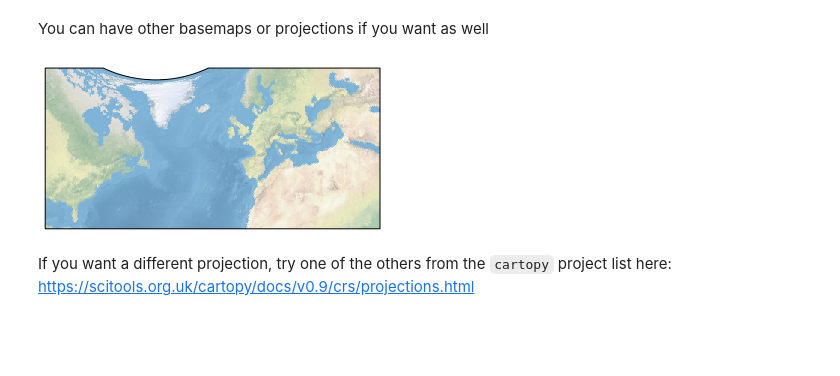
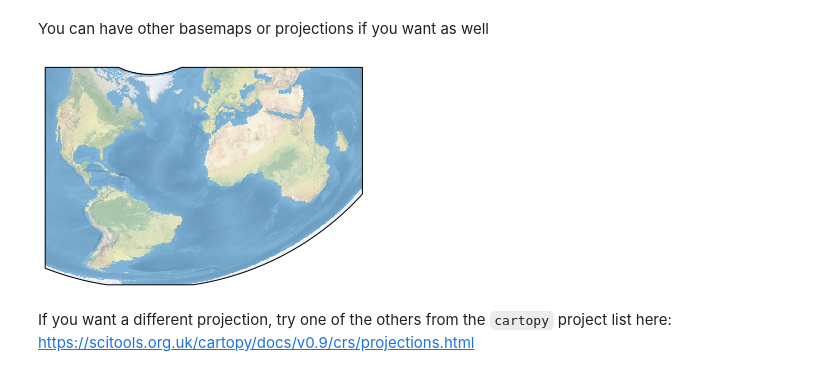
Before and after one commit to rickguerini/11-spatial-data, a Jupyter notebook: notebooks/11.1_calling_an_api.ipynb, the cells around one changed output. Drawn from its saved outputs; the diff is of its cells as text; code cells hidden in the pictures; blank space fills up the shorter version.

```diff
--- a/notebooks/11.1_calling_an_api.ipynb
+++ b/notebooks/11.1_calling_an_api.ipynb
@@ -125,13 +161,13 @@ You can have other basemaps or projections if you want as well
 # %%
 ax = plt.axes(projection=crs.AlbersEqualArea(
     central_latitude=65,
     central_longitude=-50
 
 ))
 ax.stock_img()
-ax.set_extent((-90, 40, 20, 60))
+ax.set_extent((-90, 40, -60, 60))
 # %% [output]
-[figure, old version]
+[figure, new version]
 # %% [markdown]
 If you want a different projection, try one of the others from the `cartopy` project list here: https://scitools.org.uk/cartopy/docs/v0.9/crs/projections.html
 # %%
```
Also changed, not shown: parts of 8 cells of this notebook.
